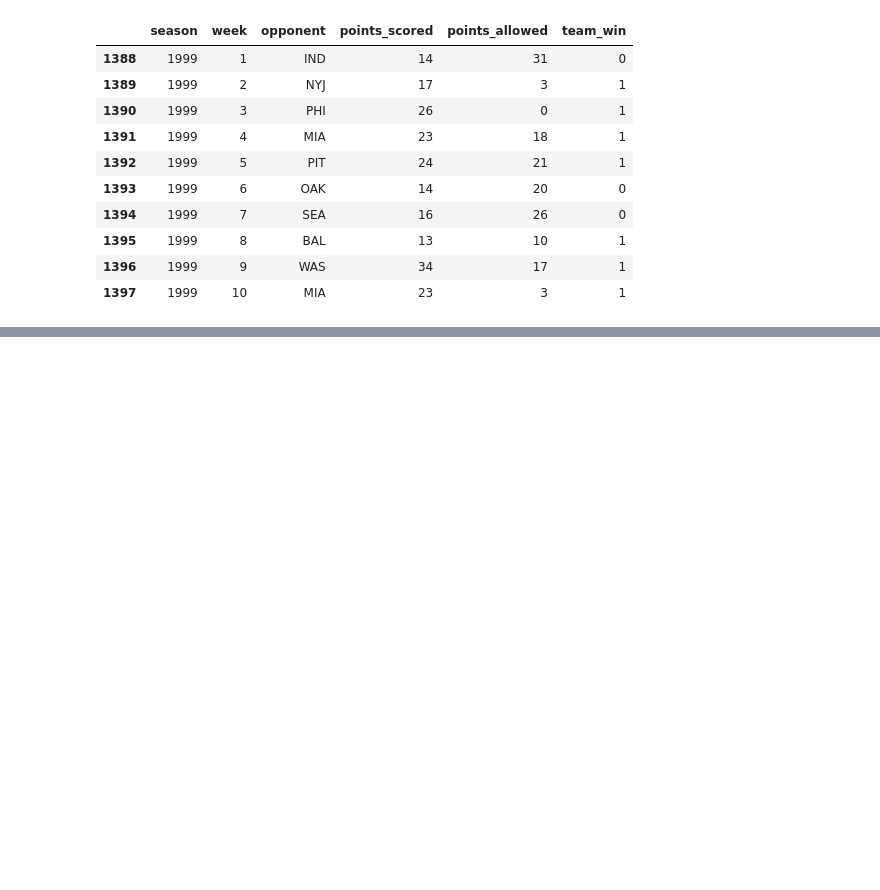
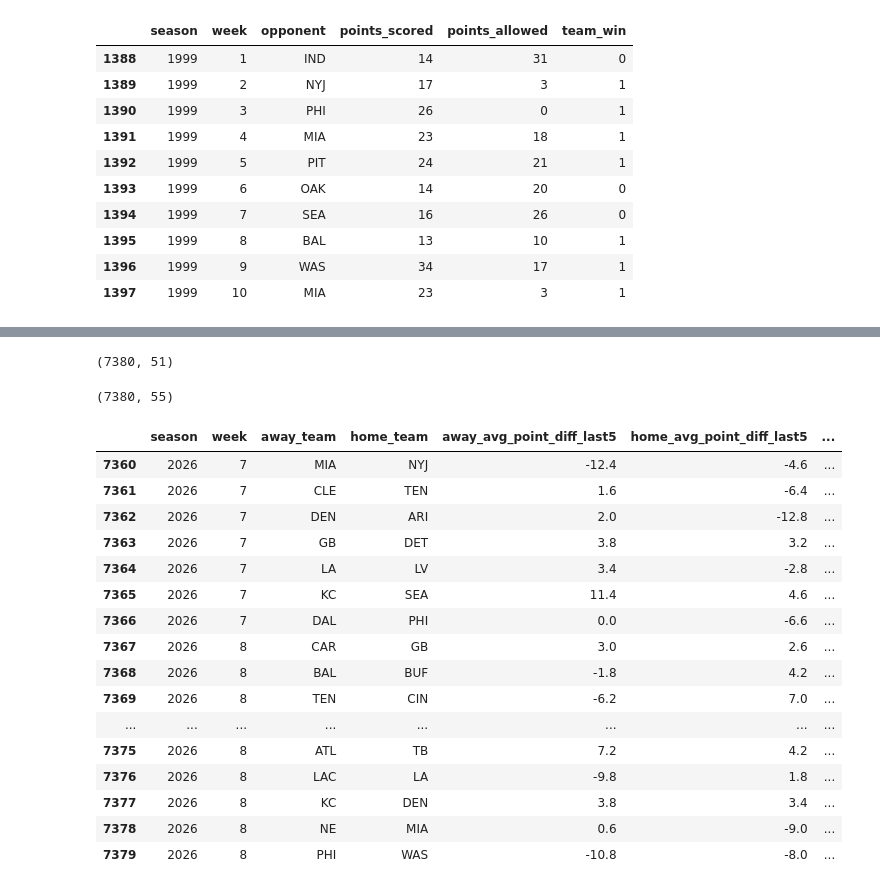
Before and after one commit to GarnetFisherman/nfl-game-prediction, a Jupyter notebook: notebooks/01_explore_nfl_data.ipynb, the cells around one changed output, grey strips where cells are left out. Saved outputs shown, nothing was run; the diff lists cells and outputs as text; code cells hidden in the pictures; blank space fills up the shorter version.

```diff
--- a/notebooks/01_explore_nfl_data.ipynb
+++ b/notebooks/01_explore_nfl_data.ipynb
@@ -657,0 +730,9 @@ team_games[
+# %%
+away_features = away_features.rename(
+    columns={
+        "avg_points_scored_last5": "away_avg_points_scored_last5",
+        "avg_points_allowed_last5": "away_avg_points_allowed_last5",
+        "avg_point_diff_last5": "away_avg_point_diff_last5",
+        "win_pct_last5": "away_win_pct_last5"
+    }
+)
@@ -657,0 +748,52 @@ team_games[
+# %%
+model_data = games_pd.merge(
+    home_features,
+    on="game_id",
+    how="left"
+)
+# %%
+model_data.shape
+# %% [output]
+(7380, 51)
+# %%
+model_data = model_data.merge(
+    away_features,
+    on="game_id",
+    how="left"
+)
+# %%
+model_data.shape
+# %% [output]
+(7380, 55)
+# %%
+model_data[
+    [
+        "season",
+        "week",
+        "away_team",
+        "home_team",
+        "away_avg_point_diff_last5",
+        "home_avg_point_diff_last5",
+        "away_win_pct_last5",
+        "home_win_pct_last5",
+        "home_win"
+    ]
+].tail(20)
+# %% [output]
+|  | season | week | away_team | home_team | away_avg_point_diff_last5 | home_avg_point_diff_last5 | ... |
+| 7360 | 2026 | 7 | MIA | NYJ | -12.4 | -4.6 | ... |
+| 7361 | 2026 | 7 | CLE | TEN | 1.6 | -6.4 | ... |
+| 7362 | 2026 | 7 | DEN | ARI | 2.0 | -12.8 | ... |
+| 7363 | 2026 | 7 | GB | DET | 3.8 | 3.2 | ... |
+| 7364 | 2026 | 7 | LA | LV | 3.4 | -2.8 | ... |
+| 7365 | 2026 | 7 | KC | SEA | 11.4 | 4.6 | ... |
+| 7366 | 2026 | 7 | DAL | PHI | 0.0 | -6.6 | ... |
+| 7367 | 2026 | 8 | CAR | GB | 3.0 | 2.6 | ... |
+| 7368 | 2026 | 8 | BAL | BUF | -1.8 | 4.2 | ... |
+| 7369 | 2026 | 8 | TEN | CIN | -6.2 | 7.0 | ... |
+| ... | ... | ... | ... | ... | ... | ... | ... |
+| 7375 | 2026 | 8 | ATL | TB | 7.2 | 4.2 | ... |
+| 7376 | 2026 | 8 | LAC | LA | -9.8 | 1.8 | ... |
+| 7377 | 2026 | 8 | KC | DEN | 3.8 | 3.4 | ... |
+| 7378 | 2026 | 8 | NE | MIA | 0.6 | -9.0 | ... |
+| 7379 | 2026 | 8 | PHI | WAS | -10.8 | -8.0 | ... |
```
Also changed, not shown: parts of 53 cells of this notebook.
